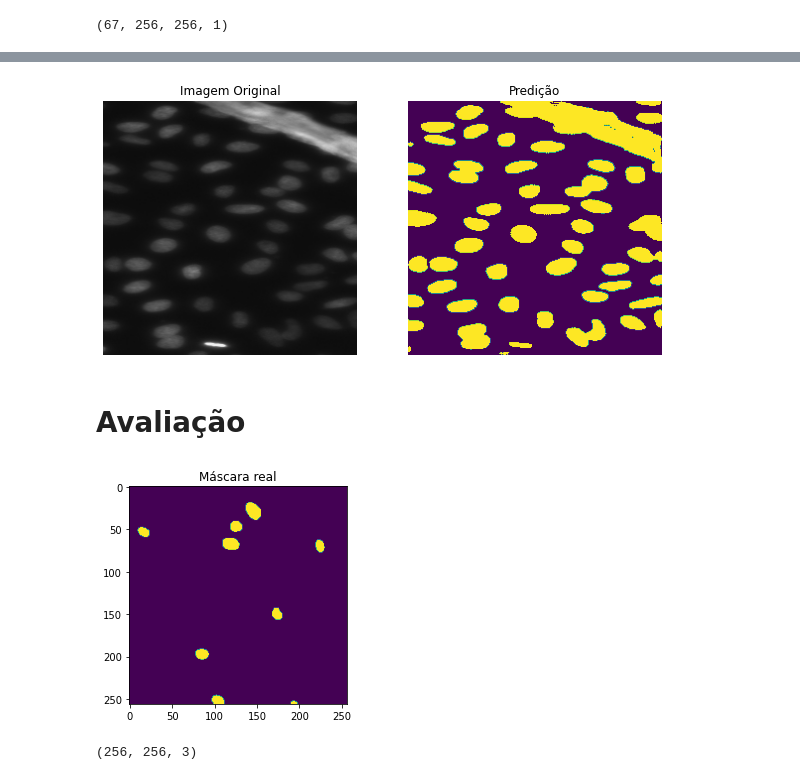
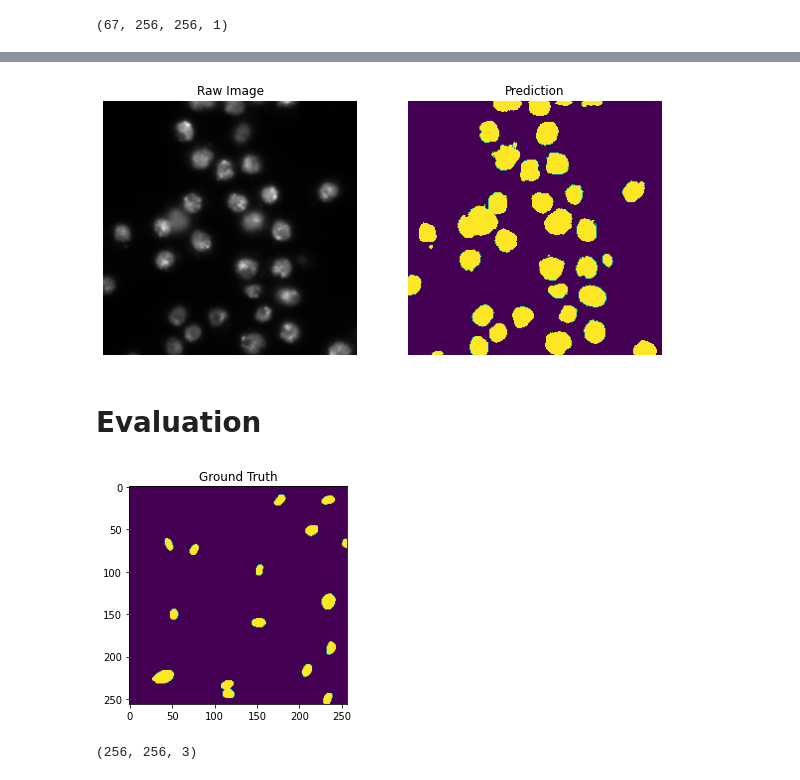
Before and after one commit to Lucs1590/study_segmentation, a Jupyter notebook: semantic_segmentation.ipynb, the cells around one changed output, grey strips where cells are left out. Drawn from its saved outputs; the diff is of its cells as text; code cells hidden in the pictures.

```diff
--- a/semantic_segmentation.ipynb
+++ b/semantic_segmentation.ipynb
@@ -375,32 +393,32 @@ for img_id in imgs_teste:
 # %%
-predicoes_teste = model.predict(X_test)
-predicoes_teste = (predicoes_teste > 0.5).astype(np.uint8)
+test_pred = model.predict(X_test)
+test_pred = (test_pred > 0.5).astype(np.uint8)
 # %%
 idx = random.randint(0, len(X_test))
 
 fig = plt.figure(figsize=(10, 7))
 
 fig.add_subplot(1,2,1)
 plt.imshow(X_test[idx])
 plt.axis("off")
-plt.title("Imagem Original")
+plt.title("Raw Image")
 
 fig.add_subplot(1,2,2)
-plt.imshow(np.squeeze(predicoes_teste[idx]))
+plt.imshow(np.squeeze(test_pred[idx]))
 plt.axis("off")
-plt.title("Predição");
+plt.title("Prediction");
 # %% [output]
-[figure, old version]
+[figure, new version]
 # %% [markdown]
-# Avaliação
+# Evaluation
 # %%
-id_img_teste = 0
-img_teste = X_val[id_img_teste]
-ground_truth = y_val[id_img_teste]
+id_test_img = 27
+img_test = X_val[id_test_img]
+ground_truth = y_val[id_test_img]
 plt.imshow(np.squeeze(ground_truth))
-plt.title('Máscara real');
+plt.title('Ground Truth');
 # %% [output]
-[figure, old version]
+[figure, new version]
 # %%
 from tensorflow.keras.metrics import MeanIoU
 iou_resultado = MeanIoU(num_classes = 2)
```
Also changed, not shown: parts of 21 cells of this notebook.
